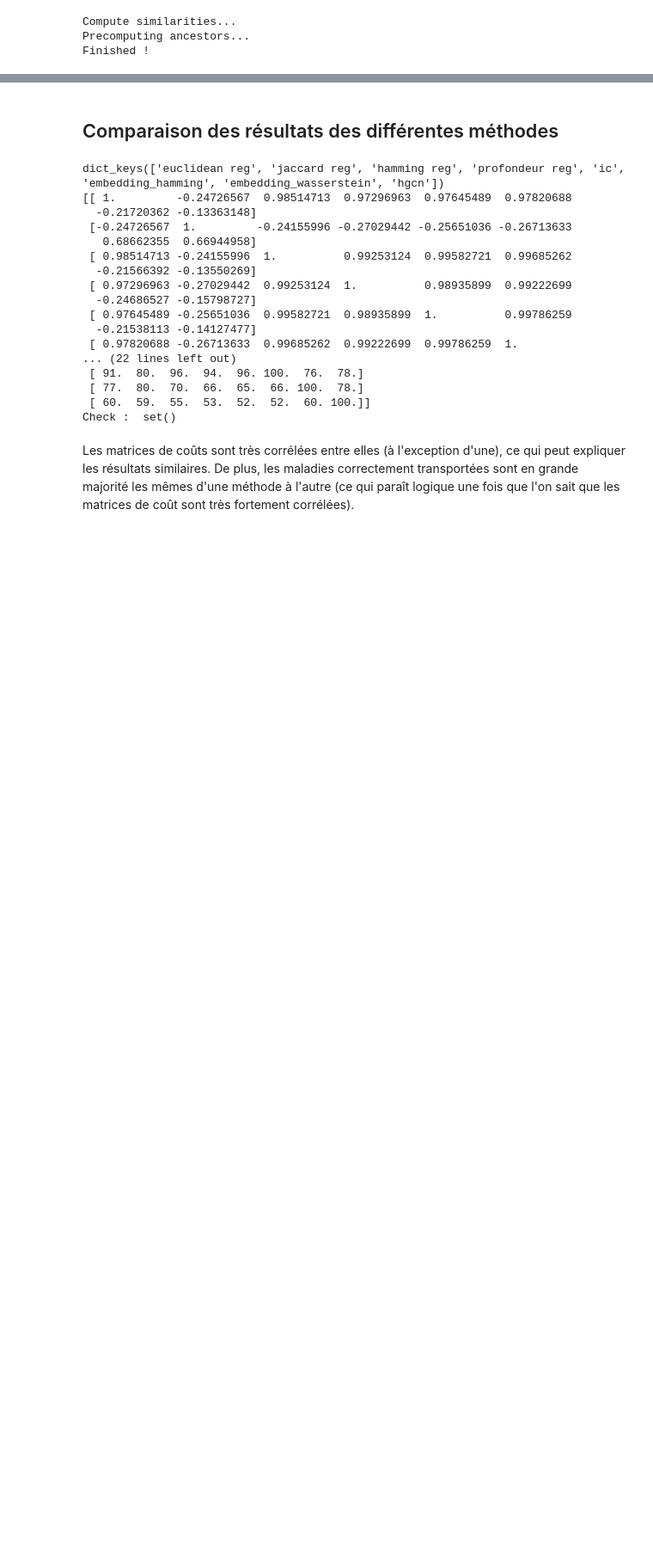
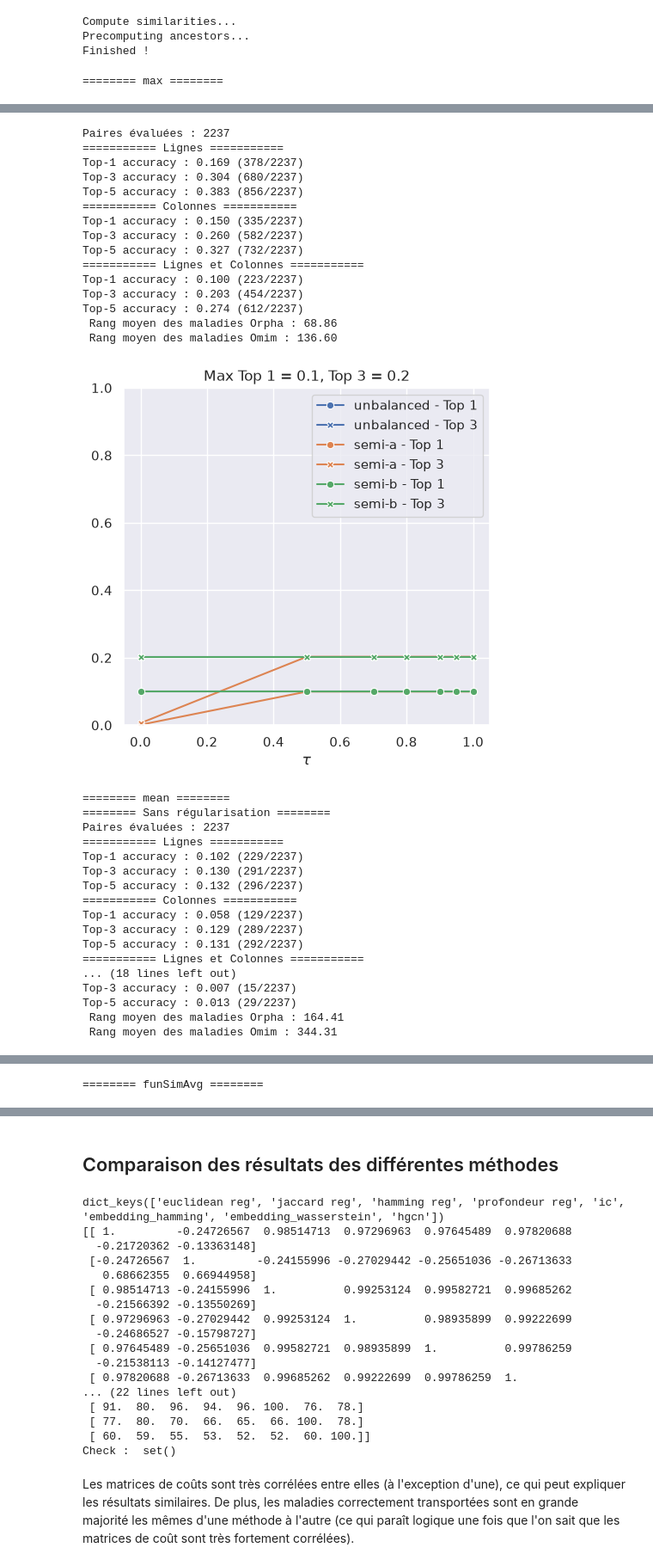
Before and after one commit to averniere/OT_simulation_maladies, a Jupyter notebook: Embeddings/test.ipynb, the cells around one changed output, grey strips where cells are left out. Shown at 86% size. Cells and saved outputs as stored; diff of their text form; code cells hidden in the pictures; blank space fills up the shorter version.

```diff
--- a/Embeddings/test.ipynb
+++ b/Embeddings/test.ipynb
@@ -736,6 +658,27 @@ def resnik_disease_similarities(df_omim, df_orpha, resnik_hpos, method):
 # %%
+list_methods = ['max', 'mean', 'funSimAvg', 'funSimMax', 'bma']
+taus = [0., 0.5, 0.7, 0.8, 0.9, 0.95, 1.]
+for method in list_methods:
+    print(f"======== {method} ========")
+    C = resnik_disease_similarities(work_omim2, work_orpha2, hpo_sim, method)
+    print("======== Sans régularisation ========")
+    ot_plan, ot_cost = compute_transport(C, a=None, b=None)
+    ranks, _, pairs, _, _ = evaluate_transport(ot_plan, gt_set2, C)
+
+    # Avec régularisation
+    print("======== Avec régularisation ========")
+    grid = np.linspace(0.01, 5, 100)
+    epsilon = grid[3]*np.mean(C)
+    print(epsilon)
+    ot_plan_reg, ot_cots_reg = compute_transport_sinkhorn(C, None, None, epsilon, 100000, 1e-4, False)
+    ranks_reg, _, pairs_reg, _, _ = evaluate_transport(ot_plan_reg, gt_set2, C)
+    plot_unbalanced(taus, C, epsilon, gt_set2)
+    print()
+
 #C_max = resnik_disease_similarities(work_omim, work_orpha, hpo_sim, 'max')
 #C_mean = resnik_disease_similarities(work_omim, work_orpha, hpo_sim, 'mean')
 #C_funSimAvg = resnik_disease_similarities(work_omim, work_orpha, hpo_sim, 'funSimAvg')
-C_funSimMax = resnik_disease_similarities(work_omim2, work_orpha2, hpo_sim, 'funSimMax')
+#C_funSimMax = resnik_disease_similarities(work_omim2, work_orpha2, hpo_sim, 'funSimMax')
 #C_bma = resnik_disease_similarities(work_omim, work_orpha, hpo_sim, 'bma')
+# %% [output]
+======== max ========
@@ -741,0 +703,33 @@ C_funSimMax = resnik_disease_similarities(work_omim2, work_orpha2, hpo_sim, 'fun
+Paires évaluées : 2237
+=========== Lignes ===========
+Top-1 accuracy : 0.169 (378/2237)
+Top-3 accuracy : 0.304 (680/2237)
+Top-5 accuracy : 0.383 (856/2237)
+=========== Colonnes ===========
+Top-1 accuracy : 0.150 (335/2237)
+Top-3 accuracy : 0.260 (582/2237)
+Top-5 accuracy : 0.327 (732/2237)
+=========== Lignes et Colonnes ===========
+Top-1 accuracy : 0.100 (223/2237)
+Top-3 accuracy : 0.203 (454/2237)
+Top-5 accuracy : 0.274 (612/2237)
+ Rang moyen des maladies Orpha : 68.86
+ Rang moyen des maladies Omim : 136.60
+[figure, added]
+======== mean ========
+======== Sans régularisation ========
+Paires évaluées : 2237
+=========== Lignes ===========
+Top-1 accuracy : 0.102 (229/2237)
+Top-3 accuracy : 0.130 (291/2237)
+Top-5 accuracy : 0.132 (296/2237)
+=========== Colonnes ===========
+Top-1 accuracy : 0.058 (129/2237)
+Top-3 accuracy : 0.129 (289/2237)
+Top-5 accuracy : 0.131 (292/2237)
+=========== Lignes et Colonnes ===========
+... (18 lines left out)
+Top-3 accuracy : 0.007 (15/2237)
+Top-5 accuracy : 0.013 (29/2237)
+ Rang moyen des maladies Orpha : 164.41
+ Rang moyen des maladies Omim : 344.31
@@ -741,0 +737 @@ C_funSimMax = resnik_disease_similarities(work_omim2, work_orpha2, hpo_sim, 'fun
+======== funSimAvg ========
```
Also changed, not shown: parts of 11 cells of this notebook, 3 other files.
